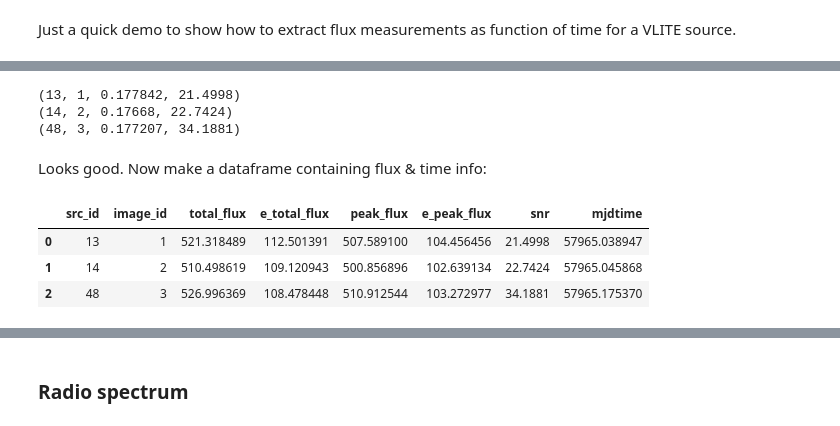
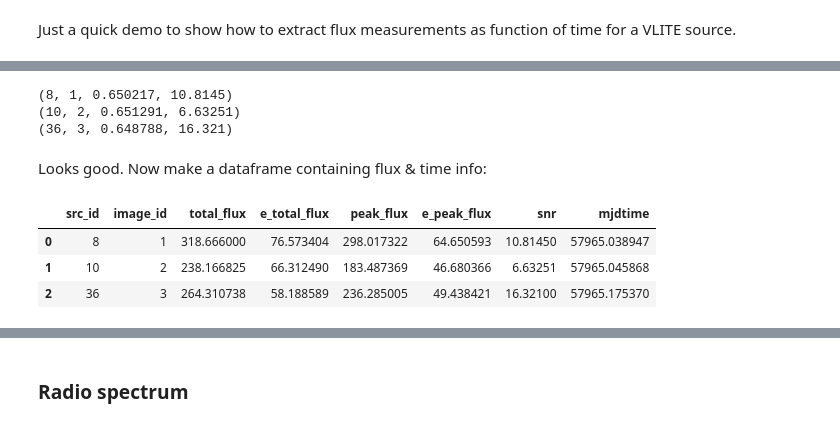
Before and after one commit to epolisensky/VLITE, a Jupyter notebook: VDPGuide.ipynb, the cells around one changed output, grey strips where cells are left out. Drawn from its saved outputs; the diff is of its cells as text; code cells hidden in the pictures.

```diff
--- a/VDPGuide.ipynb
+++ b/VDPGuide.ipynb
@@ -949,30 +943,30 @@ print cur.fetchone()
 # %%
 # Check if that source is within 1.5 degrees of the image centers and has decent SNR
 cur.execute('''SELECT src_id, image_id, distance_from_center, snr FROM corrected_flux WHERE (src_id, image_id) IN (
-        SELECT src_id, image_id FROM detected_source WHERE assoc_id = 14)''')
+        SELECT src_id, image_id FROM detected_source WHERE assoc_id = 9)''')
 cfrows = cur.fetchall()
 for row in cfrows:
     print row
 # %% [output]
-(13, 1, 0.177842, 21.4998)
-(14, 2, 0.17668, 22.7424)
-(48, 3, 0.177207, 34.1881)
+(8, 1, 0.650217, 10.8145)
+(10, 2, 0.651291, 6.63251)
+(36, 3, 0.648788, 16.321)
 # %% [markdown]
 Looks good. Now make a dataframe containing flux & time info:
 # %%
 cur.execute('''SELECT a.src_id, a.image_id, a.total_flux, a.e_total_flux, a.peak_flux, a.e_peak_flux,
         a.snr, b.mjdtime FROM corrected_flux AS a, image AS b
         WHERE a.image_id = b.id AND (a.src_id, a.image_id) IN (
-        SELECT src_id, image_id FROM detected_source WHERE assoc_id = 14) ORDER BY b.mjdtime''')
+        SELECT src_id, image_id FROM detected_source WHERE assoc_id = 9) ORDER BY b.mjdtime''')
 cfrows = cur.fetchall()
 cfcols = [desc[0] for desc in cur.description]
 lcdf = pd.DataFrame(cfrows, columns=cfcols)
 lcdf
 # %% [output]
 |  | src_id | image_id | total_flux | e_total_flux | peak_flux | e_peak_flux | snr | mjdtime |
-| 0 | 13 | 1 | 521.318489 | 112.501391 | 507.589100 | 104.456456 | 21.4998 | 57965.038947 |
-| 1 | 14 | 2 | 510.498619 | 109.120943 | 500.856896 | 102.639134 | 22.7424 | 57965.045868 |
-| 2 | 48 | 3 | 526.996369 | 108.478448 | 510.912544 | 103.272977 | 34.1881 | 57965.175370 |
+| 0 | 8 | 1 | 318.666000 | 76.573404 | 298.017322 | 64.650593 | 10.81450 | 57965.038947 |
+| 1 | 10 | 2 | 238.166825 | 66.312490 | 183.487369 | 46.680366 | 6.63251 | 57965.045868 |
+| 2 | 36 | 3 | 264.310738 | 58.188589 | 236.285005 | 49.438421 | 16.32100 | 57965.175370 |
 # %%
 %matplotlib inline
 import matplotlib
```
Also changed, not shown: parts of 34 cells of this notebook, 39 other files.
